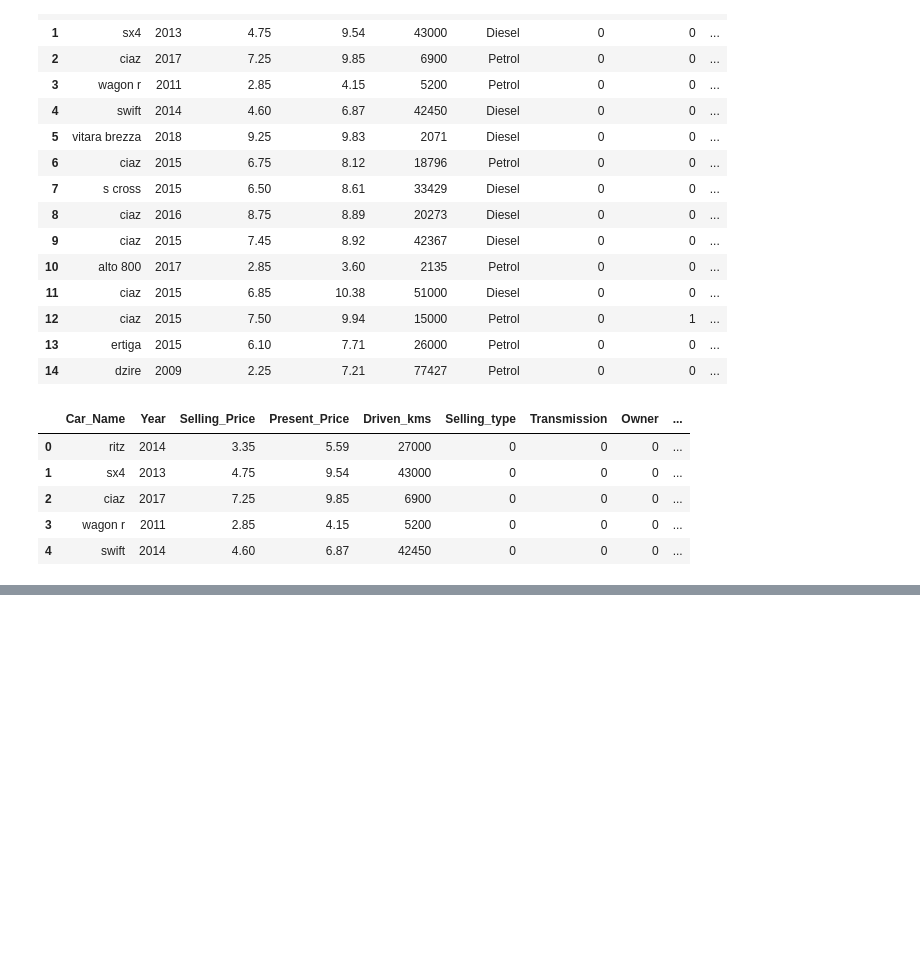
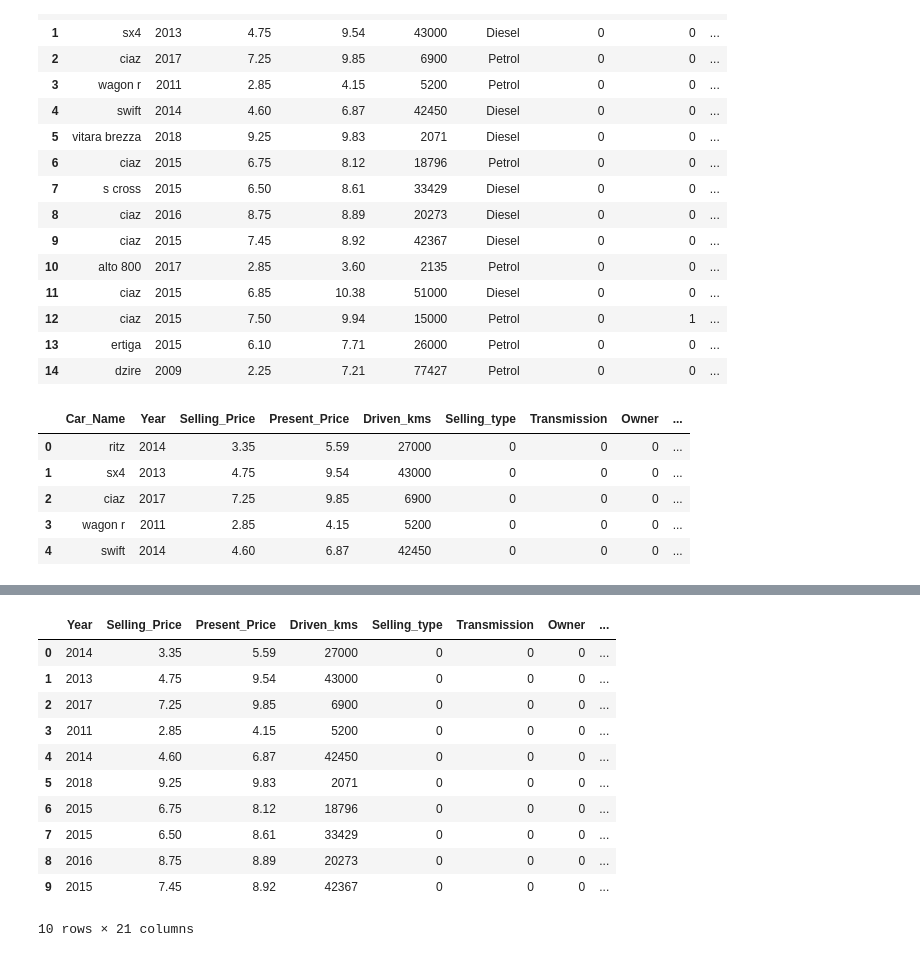
Before and after one commit to khushnood-ali-khan/CodeAlpha_Tasks, a Jupyter notebook: task_2/CarPrices.ipynb, the cells around one changed output, grey strips where cells are left out. Saved outputs shown, nothing was run; the diff lists cells and outputs as text; code cells hidden in the pictures; blank space fills up the shorter version.

```diff
--- a/task_2/CarPrices.ipynb
+++ b/task_2/CarPrices.ipynb
@@ -182,0 +224,19 @@ df.head()
+# %%
+top_brands = df['Car_Name'].value_counts().nlargest(12).index
+df['Car_Name'] = df['Car_Name'].where(df['Car_Name'].isin(top_brands),'other')
+df_encoded = pd.get_dummies(df, columns=['Car_Name'], drop_first=True, dtype=int)
+# %%
+df_encoded.head(10)
+# %% [output]
+|  | Year | Selling_Price | Present_Price | Driven_kms | Selling_type | Transmission | Owner | ... |
+| 0 | 2014 | 3.35 | 5.59 | 27000 | 0 | 0 | 0 | ... |
+| 1 | 2013 | 4.75 | 9.54 | 43000 | 0 | 0 | 0 | ... |
+| 2 | 2017 | 7.25 | 9.85 | 6900 | 0 | 0 | 0 | ... |
+| 3 | 2011 | 2.85 | 4.15 | 5200 | 0 | 0 | 0 | ... |
+| 4 | 2014 | 4.60 | 6.87 | 42450 | 0 | 0 | 0 | ... |
+| 5 | 2018 | 9.25 | 9.83 | 2071 | 0 | 0 | 0 | ... |
+| 6 | 2015 | 6.75 | 8.12 | 18796 | 0 | 0 | 0 | ... |
+| 7 | 2015 | 6.50 | 8.61 | 33429 | 0 | 0 | 0 | ... |
+| 8 | 2016 | 8.75 | 8.89 | 20273 | 0 | 0 | 0 | ... |
+| 9 | 2015 | 7.45 | 8.92 | 42367 | 0 | 0 | 0 | ... |
+10 rows × 21 columns
```
Also changed, not shown: parts of 5 cells of this notebook.
